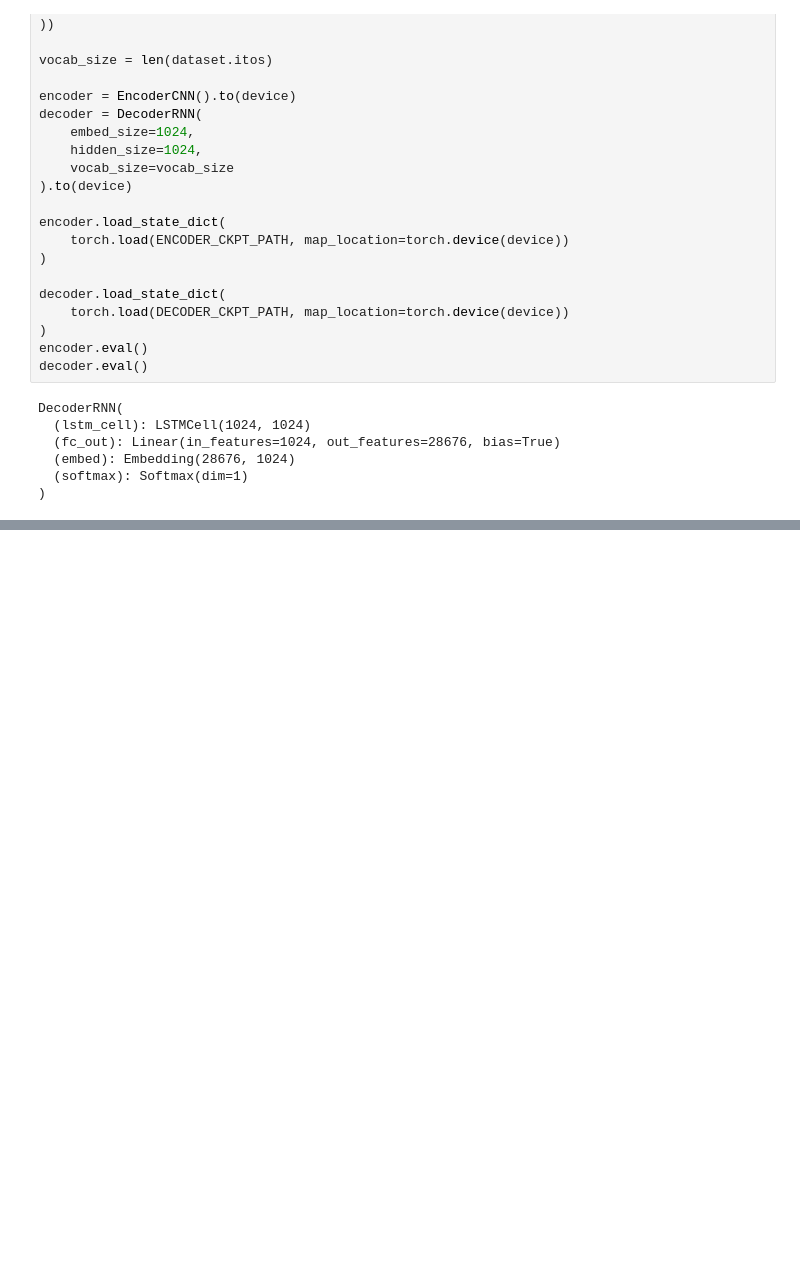
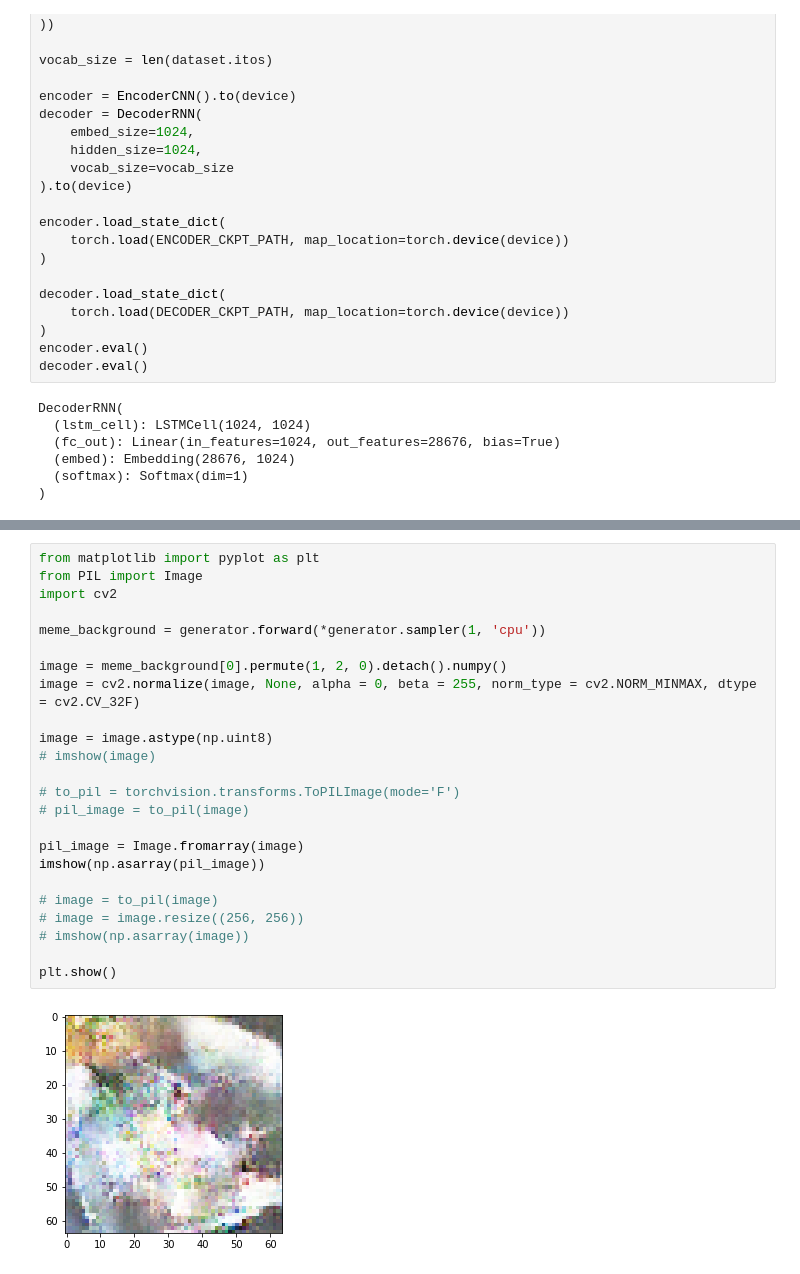
Before and after one commit to schlagercollin/generative-memes, a Jupyter notebook: infer.ipynb, the cells around one changed output, grey strips where cells are left out. Saved outputs shown, nothing was run; the diff lists cells and outputs as text; blank space fills up the shorter version.

```diff
--- a/infer.ipynb
+++ b/infer.ipynb
@@ -104,0 +110,26 @@ tensor([[28675,   217,     0,   176,    10,     2, 28675,     4,     2,   132,
+# %%
+from matplotlib import pyplot as plt
+from PIL import Image
+import cv2
+
+meme_background = generator.forward(*generator.sampler(1, 'cpu'))
+
+image = meme_background[0].permute(1, 2, 0).detach().numpy()
+image = cv2.normalize(image, None, alpha = 0, beta = 255, norm_type = cv2.NORM_MINMAX, dtype = cv2.CV_32F)
+
+image = image.astype(np.uint8)
+# imshow(image)
+
+# to_pil = torchvision.transforms.ToPILImage(mode='F')
+# pil_image = to_pil(image)
+
+pil_image = Image.fromarray(image)
+imshow(np.asarray(pil_image))
+
+# image = to_pil(image)
+# image = image.resize((256, 256))
+# imshow(np.asarray(image))
+
+plt.show()
+# %% [output]
+[figure, added]
```
Also changed, not shown: parts of 2 cells of this notebook, 1 other file.
